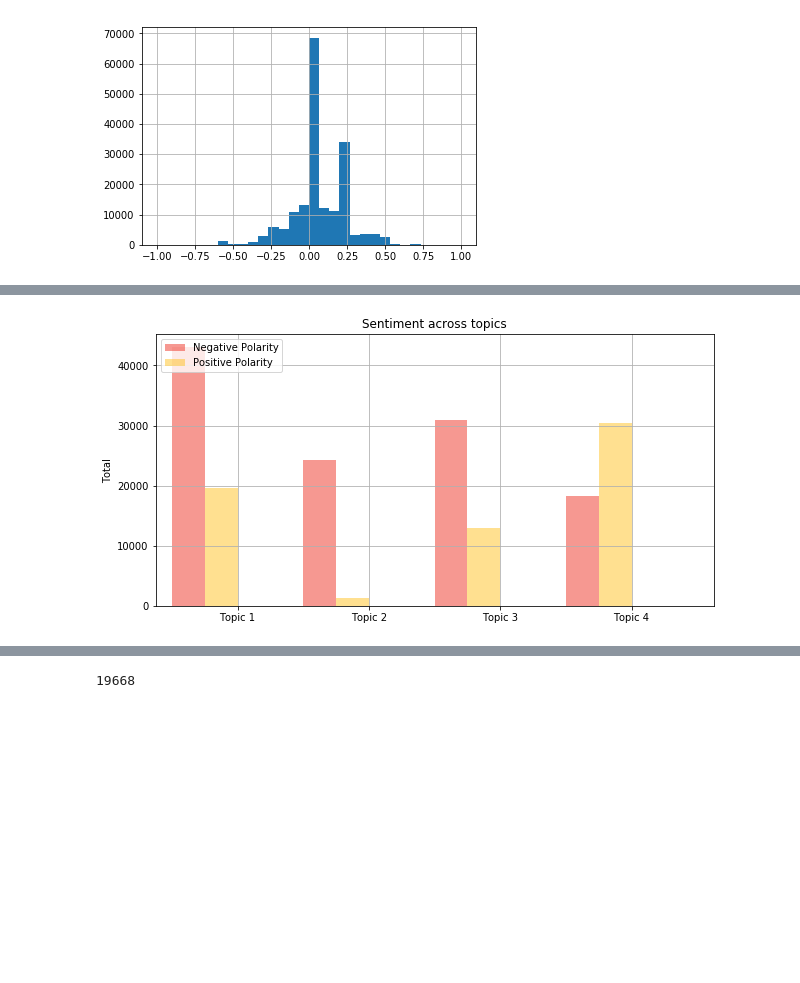
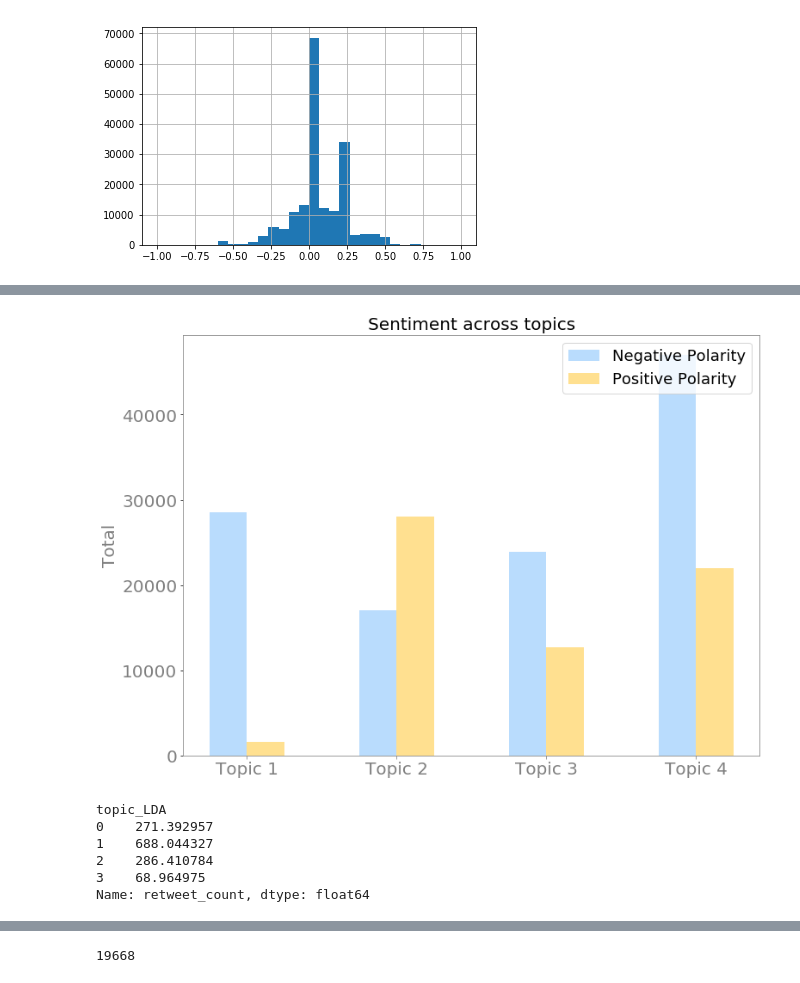
Before and after one commit to emilyageller/Geller_Metis, a Jupyter notebook: Project 4/Project4_CV_LDA.ipynb, the cells around one changed output, grey strips where cells are left out. Cells and saved outputs as stored; diff of their text form; code cells hidden in the pictures; blank space fills up the shorter version.

```diff
--- a/Project 4/Project4_CV_LDA.ipynb
+++ b/Project 4/Project4_CV_LDA.ipynb
@@ -85,7 +85,7 @@ Add column with topic for document
 # %%
 def nltk_stopwords():
     stopwords = nltk.corpus.stopwords.words('english')
-    newStopWords = ['change','global', 'warming', 'climate', 'climatechange', 'globalwarming', 'climate change', 'global warming', 'new', 'means']
+    newStopWords = ['change','global','even', 'warming', 'climate', 'climatechange', 'globalwarming', 'climate change', 'global warming', 'new', 'means']
     stopwords.extend(newStopWords)
 
     return stopwords
@@ -399,7 +462,7 @@ pos = list(range(4))
 width = 0.25
 
 # Plotting the bars
-fig, ax = plt.subplots(figsize=(10,5))
+fig, ax = plt.subplots(figsize=(12,9))
 # Create a bar with pre_score data,
 # in position pos,
 plt.bar(pos,
@@ -410,41 +473,66 @@ plt.bar(pos,
         # with alpha 0.5
         alpha=0.5,
         # with color
-        color='#EE3224',
+        color='#75bbfd',
         # with label the first value in first_name
         label=['Topic 1','Topic 2', 'Topic 3', 'Topic 4'])
 
 plt.bar([p + width for p in pos],
         #using df['pre_score'] data,
         fullDF[fullDF.Polarity >= 0.1].groupby('topic_LDA')['Polarity'].count(),
         # of width
         width,
         # with alpha 0.5
         alpha=0.5,
         # with color
         color='#FFC222',
         # with label the first value in first_name
         label=['Topic 1','Topic 2', 'Topic 3', 'Topic 4'])
 
 # Set the y axis label
 ax.set_ylabel('Total')
 
 # Set the chart's title
 ax.set_title('Sentiment across topics')
 
 # Set the position of the x ticks
-ax.set_xticks([p + 1.5 * width for p in pos])
+ax.set_xticks([p + 0.5 * width for p in pos])
 
 # Set the labels for the x ticks
 ax.set_xticklabels(['Topic 1', 'Topic 2', 'Topic 3','Topic 4'])
 
 # Setting the x-axis and y-axis limits
-plt.xlim(min(pos)-width, max(pos)+width*4)
+#plt.xlim(min(pos)-width, max(pos)+width*4)
+
+ax.spines['bottom'].set_color('gray')
+ax.spines['top'].set_color('gray')
+ax.spines['right'].set_color('gray')
+ax.spines['left'].set_color('gray')
+ax.xaxis.label.set_color('gray')
 
 
+
+ax.tick_params(axis='x', colors='gray')
+for item in ([ax.title, ax.xaxis.label, ax.yaxis.label] +
+             ax.get_xticklabels() + ax.get_yticklabels()):
+    item.set_fontsize(20)
+    item.set_color('gray')
+
+ax.title.set_color('black')
+
 # Adding the legend and showing the plot
-plt.legend(['Negative Polarity', 'Positive Polarity'], loc='upper left')
-plt.grid()
+plt.legend(['Negative Polarity', 'Positive Polarity'], loc='upper right', fontsize = 18)
+plt.savefig('./img/polarity')
+
 plt.show()
 # %% [output]
-[figure, old version]
+[figure, new version]
+# %%
+fullDF.groupby('topic_LDA')['retweet_count'].mean()
+# %% [output]
+topic_LDA
+0    271.392957
+1    688.044327
+2    286.410784
+3    68.964975
+Name: retweet_count, dtype: float64
```
Also changed, not shown: parts of 48 cells of this notebook, 9 other files.
